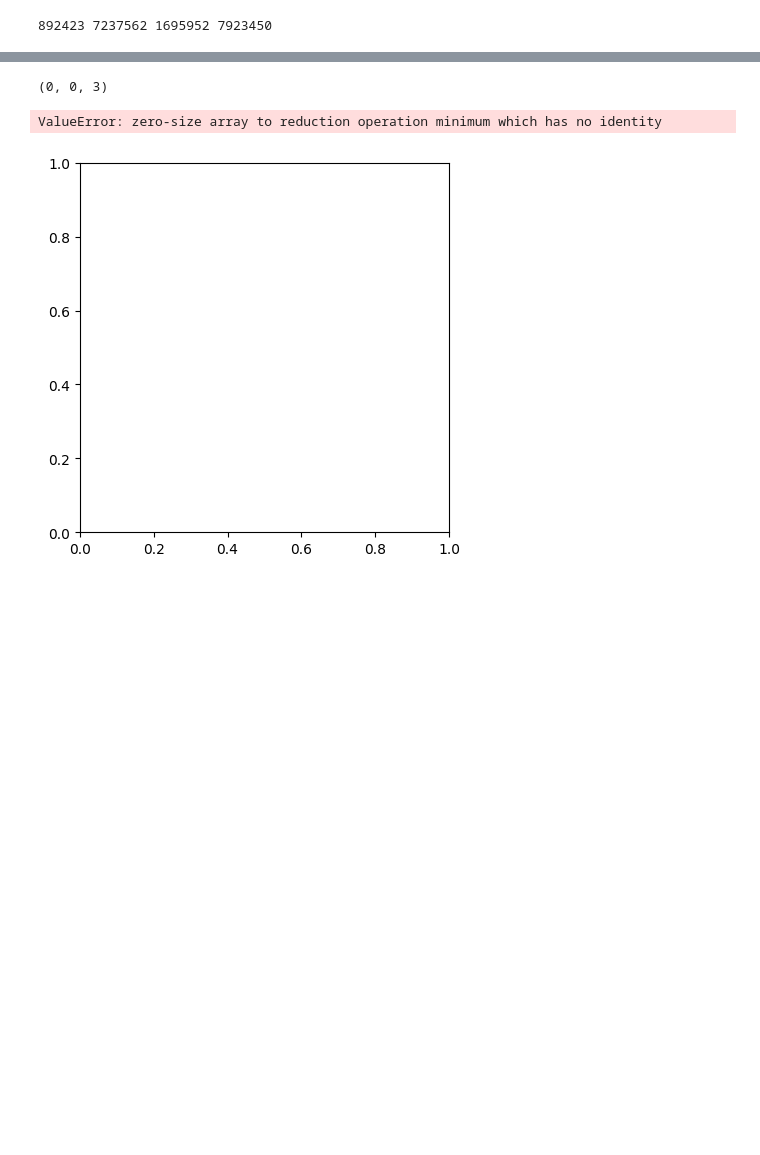
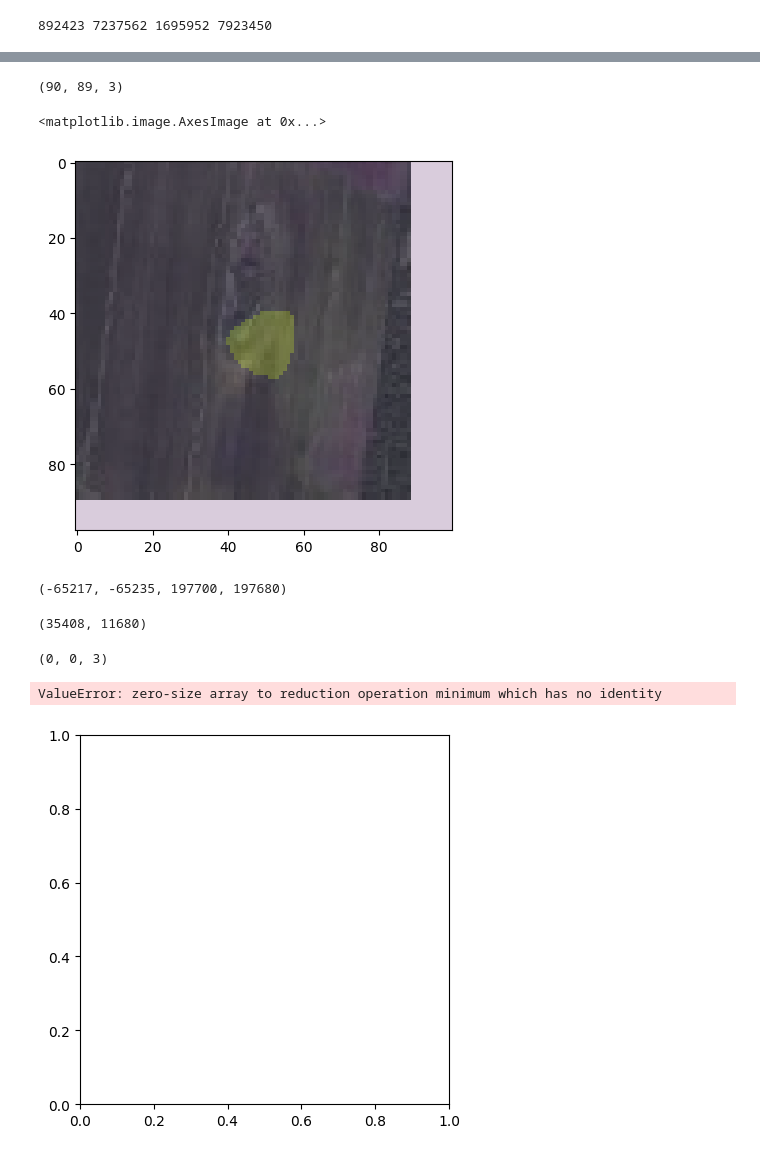
Before and after one commit to nataliehh/project-in-science-studies, a Jupyter notebook: inspect_dataset.ipynb, the cells around one changed output, grey strips where cells are left out. Saved outputs shown, nothing was run; the diff lists cells and outputs as text; code cells hidden in the pictures; blank space fills up the shorter version.

```diff
--- a/inspect_dataset.ipynb
+++ b/inspect_dataset.ipynb
@@ -193,0 +181,4 @@ x_min, x_max, y_min, y_max
+# %%
+x_min_idx, y_min_idx = reprojected_dataset.index(x_min, y_min)
+x_max_idx, y_max_idx = reprojected_dataset.index(x_max, y_max)
+(x_min_idx, y_min_idx), (x_max_idx, y_max_idx)
@@ -194,3 +193,9 @@ x_min, x_max, y_min, y_max
+# %%
+pad = 40
+r_crop = r[x_max_idx-pad:x_min_idx+pad, y_min_idx-pad:y_max_idx+pad]
+g_crop = g[x_max_idx-pad:x_min_idx+pad, y_min_idx-pad:y_max_idx+pad]
+b_crop = b[x_max_idx-pad:x_min_idx+pad, y_min_idx-pad:y_max_idx+pad]
+rgb_img = np.stack((r_crop,g_crop,b_crop), axis = -1).astype(np.float16)
 # %%
 left, bottom, right, top = np.array(mask_data.bounds).astype(int)
 print(left, bottom, right, top)
@@ -206,0 +204,23 @@ rgb_img.shape
+# %%
+img_mask = np.array([[0, 0, 0, 0, 0, 0, 0, 0, 0, 1, 1, 1, 1, 1, 1, 1, 1, 0, 0, 0],
+       [0, 0, 0, 0, 0, 0, 0, 1, 1, 1, 1, 1, 1, 1, 1, 1, 1, 1, 0, 0],
+       [0, 0, 0, 0, 0, 1, 1, 1, 1, 1, 1, 1, 1, 1, 1, 1, 1, 1, 0, 0],
+       [0, 0, 0, 0, 1, 1, 1, 1, 1, 1, 1, 1, 1, 1, 1, 1, 1, 1, 0, 0],
+       [0, 0, 1, 1, 1, 1, 1, 1, 1, 1, 1, 1, 1, 1, 1, 1, 1, 1, 0, 0],
+       [0, 1, 1, 1, 1, 1, 1, 1, 1, 1, 1, 1, 1, 1, 1, 1, 1, 1, 0, 0],
+       [0, 1, 1, 1, 1, 1, 1, 1, 1, 1, 1, 1, 1, 1, 1, 1, 1, 1, 0, 0],
+       [1, 1, 1, 1, 1, 1, 1, 1, 1, 1, 1, 1, 1, 1, 1, 1, 1, 1, 0, 0],
+       [1, 1, 1, 1, 1, 1, 1, 1, 1, 1, 1, 1, 1, 1, 1, 1, 1, 1, 0, 0],
+       [0, 1, 1, 1, 1, 1, 1, 1, 1, 1, 1, 1, 1, 1, 1, 1, 1, 1, 0, 0],
+       [0, 1, 1, 1, 1, 1, 1, 1, 1, 1, 1, 1, 1, 1, 1, 1, 1, 1, 0, 0],
+       [0, 0, 1, 1, 1, 1, 1, 1, 1, 1, 1, 1, 1, 1, 1, 1, 1, 0, 0, 0],
+       [0, 0, 1, 1, 1, 1, 1, 1, 1, 1, 1, 1, 1, 1, 1, 1, 1, 0, 0, 0],
+       [0, 0, 0, 1, 1, 1, 1, 1, 1, 1, 1, 1, 1, 1, 1, 1, 1, 0, 0, 0],
+       [0, 0, 0, 0, 1, 1, 1, 1, 1, 1, 1, 1, 1, 1, 1, 1, 0, 0, 0, 0],
+       [0, 0, 0, 0, 0, 0, 1, 1, 1, 1, 1, 1, 1, 1, 1, 1, 0, 0, 0, 0],
+       [0, 0, 0, 0, 0, 0, 0, 1, 1, 1, 1, 1, 1, 1, 1, 0, 0, 0, 0, 0],
+       [0, 0, 0, 0, 0, 0, 0, 0, 0, 0, 0, 1, 1, 1, 0, 0, 0, 0, 0, 0]])
+print(img_mask.shape)
+img_mask = np.pad(img_mask, ((pad, pad), (pad, pad)), 'constant', constant_values=0)
+print(img_mask.shape)
+img_mask
@@ -207 +237,19 @@ rgb_img.shape
+# %%
+crop_img = rgb_img.astype(int) #rgb_img[x_max_idx-pad:x_min_idx+pad, y_min_idx-pad:y_max_idx+pad, :].astype(int)
+print(crop_img.shape)
+plt.imshow(crop_img)
+plt.imshow(img_mask, alpha = 0.2)
+# print(crop_img)
+# %% [output]
+(90, 89, 3)
+<matplotlib.image.AxesImage at 0x...>
+[figure, added]
+# %%
+left-x_min, left-x_max, top-y_min, top-y_max
+# %% [output]
+(-65217, -65235, 197700, 197680)
+# %%
+reprojected_dataset.index(x_min, y_min)
+# %% [output]
+(35408, 11680)
 # %%
```
Also changed, not shown: parts of 30 cells of this notebook, 5 other files.
